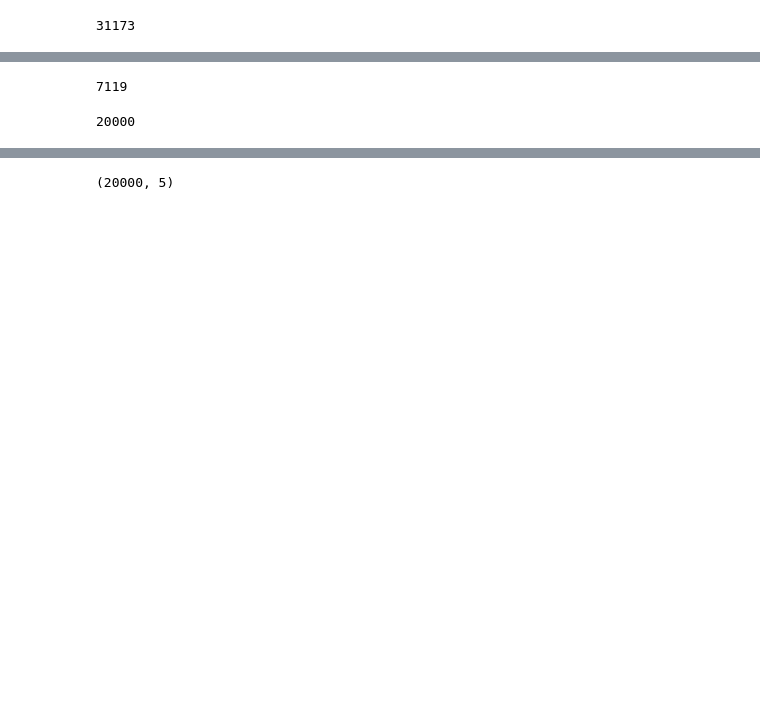
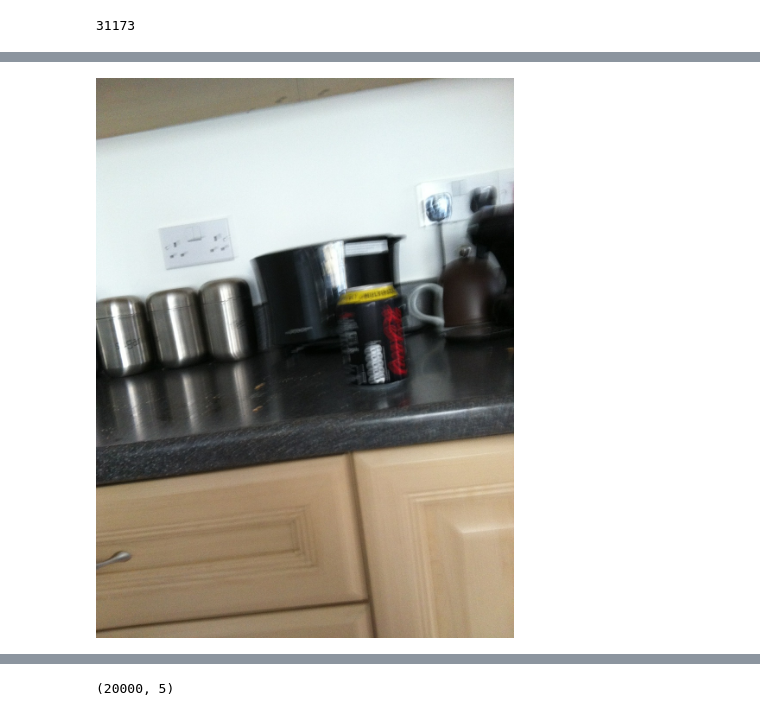
Before and after one commit to mawhab/Visual-Question-Answering, a Jupyter notebook: VQA.ipynb, the cells around one changed output, grey strips where cells are left out. Cells and saved outputs as stored; diff of their text form; code cells hidden in the pictures; blank space fills up the shorter version.

Commit message:
Kaggle Notebook | notebook8de847ee26 | Version 1

```diff
--- a/VQA.ipynb
+++ b/VQA.ipynb
@@ -27,6 +49,10 @@ device = "cuda" if torch.cuda.is_available() else "cpu"
 img = Image.open('/content/vizwiz/data/Images/VizWiz_train_000000000000.jpg')
 # %%
 img.show()
+# %%
+display(IM(filename='/kaggle/input/vizwiz/data/Images/VizWiz_train_000000000001.jpg'))
+# %% [output]
+[figure, added]
 # %%
 data = None
 
@@ -34,17 +60 @@ with open('/content/vizwiz/data/Annotations/train.json') as f:
   data = json.load(f)
-# %%
-tokenizer = torchtext.data.utils.get_tokenizer('basic_english')
-tokenized_answers = np.array([tokenizer(answer) for answer in answers[:3000]], dtype=object)
-print(tokenized_answers[10])
-vocab = torchtext.vocab.build_vocab_from_iterator(tokenized_answers, min_freq=1)
-vocab.insert_token('<unk>', 0)
-vocab.insert_token('<eos>', 1)
-vocab.set_default_index(vocab['<unk>'])
-print(len(vocab))
-print(vocab.get_itos()[:10])
-# %% [output]
-7119
-# %%
-len(data)
-# %% [output]
-20000
```
Also changed, not shown: parts of 26 cells of this notebook.
